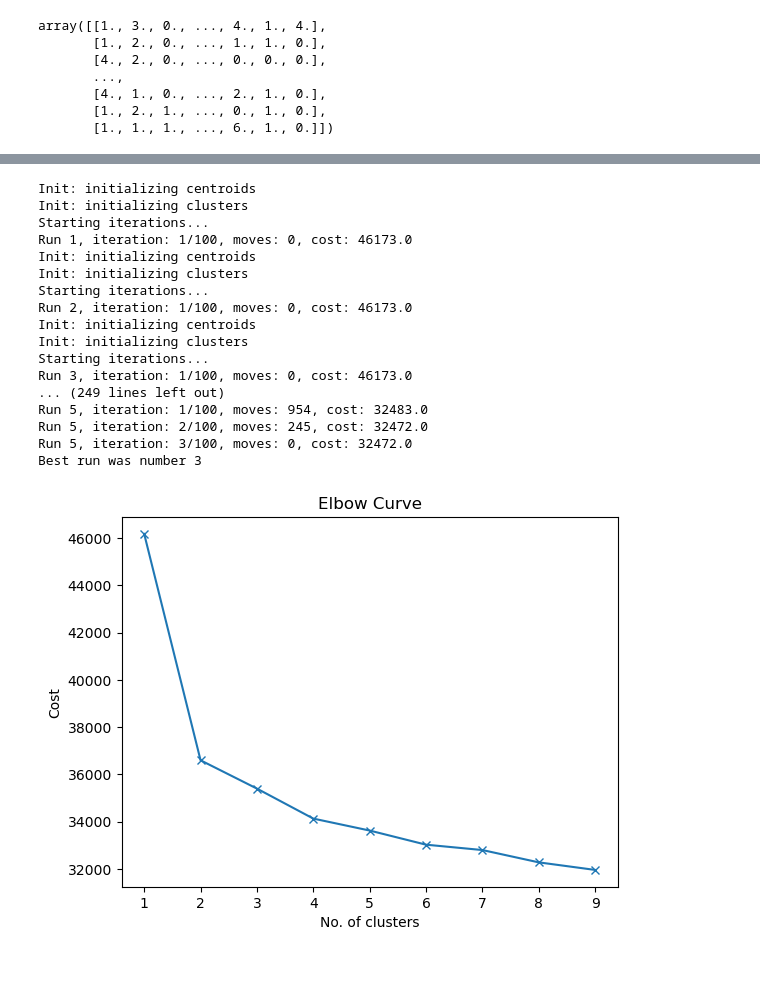
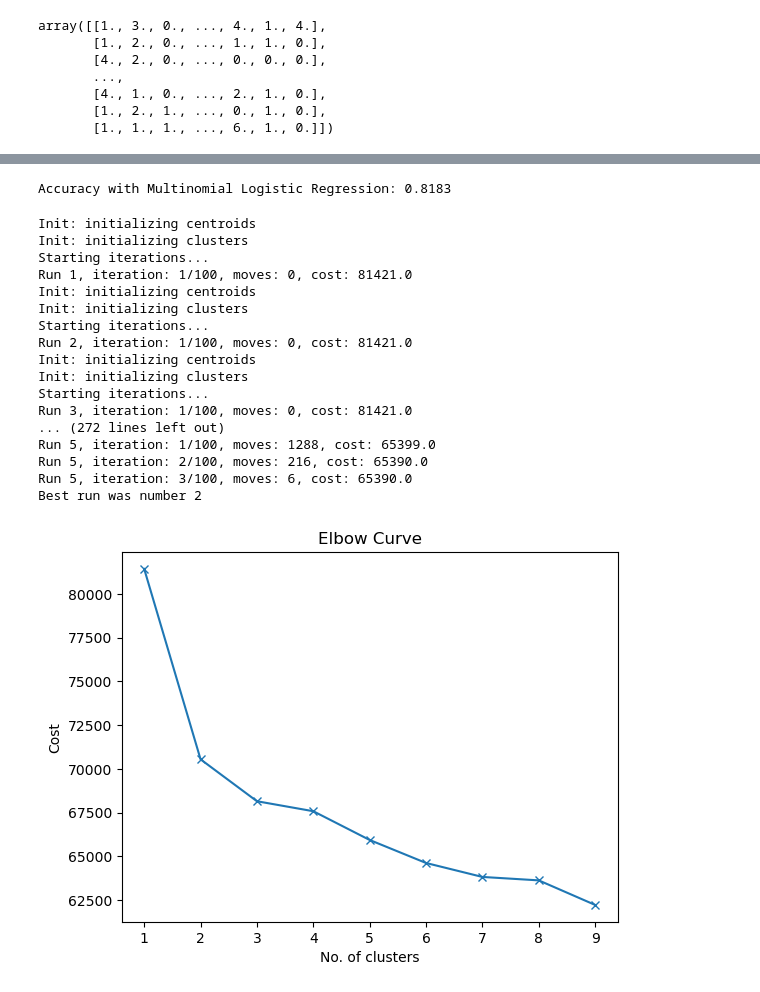
Before and after one commit to subhajyotirkmveri/Econometrics_project_matter, a Jupyter notebook: Project/analysis.ipynb, the cells around one changed output, grey strips where cells are left out. Saved outputs shown, nothing was run; the diff lists cells and outputs as text; code cells hidden in the pictures.

Commit message:
added the prediction

```diff
--- a/Project/analysis.ipynb
+++ b/Project/analysis.ipynb
@@ -469,18 +460,18 @@ Ethnicity/Race: 5.0
 Employment Status: 0.0
 Political Affiliation: 0.0
 # %%
-X = data.drop(columns="Lastly, what was your favorite overall coffee?")
-y = data["Lastly, what was your favorite overall coffee?"].values
+X = data_process.drop(columns="Lastly, what was your favorite overall coffee?")
+y = data_process["Lastly, what was your favorite overall coffee?"].values
 # %%
 import sklearn
 from sklearn.preprocessing import LabelEncoder, OrdinalEncoder
 from sklearn.feature_selection import chi2
-def prepare_inputs(X_train):
+def prepare_inputs(X_train,X_test):
     oe = OrdinalEncoder()
     oe.fit(X_train)
     X_train_enc = oe.transform(X_train)
-
-    return X_train_enc
+    X_test_enc=oe.transform(X_test)
+    return X_train_enc,X_test_enc
 
 def prepare_targets(y_train, y_test):
     le = LabelEncoder()
@@ -561,5 +549,9 @@ print(X_test_fs.shape)
 from sklearn.ensemble import RandomForestClassifier
 clf = RandomForestClassifier(random_state=42, n_jobs=6, class_weight='balanced')
 
-clf.fit(X_train,y_train)
+clf.fit(X_train_enc,y_train_enc)
+y_pred=clf.predict(X_test_enc)
+# Evaluate the model with selected features
+accuracy_selected = accuracy_score(y_test_enc, y_pred)
+print(f"Accuracy with Selected Features: {accuracy_selected:.2f}")
 # %% [output]
@@ -568,0 +595,9 @@ y_pred = clf.predict(X_test_fs)
+# %%
+#Select features based on importance threshold
+from sklearn.feature_selection import SelectFromModel
+sfm = SelectFromModel(clf, threshold=0.005)  # You can adjust the threshold
+sfm.fit(X_train_enc, y_train_enc)
+
+# Transform the data to include only selected features
+X_train_selected = sfm.transform(X_train_enc)
+X_test_selected = sfm.transform(X_test_enc)
@@ -569,3 +624,24 @@ y_pred = clf.predict(X_test_fs)
+# %%
+from sklearn.linear_model import LogisticRegression
+from sklearn.metrics import accuracy_score
+
+# Assuming X_train_selected and X_test_selected are the feature matrices after feature selection
+# Replace this with your actual data
+
+# Create a Multinomial Logistic Regression model
+logreg_multinomial = LogisticRegression(multi_class='multinomial', solver='lbfgs', max_iter=1000, random_state=42)
+
+# Fit the model to the training data with selected features
+logreg_multinomial.fit(X_train_selected, y_train_enc)
+
+# Make predictions on the test data with selected features
+y_pred_multinomial = logreg_multinomial.predict(X_test_selected)
+
+# Evaluate the model with selected features
+accuracy_multinomial = accuracy_score(y_test_enc, y_pred_multinomial)
+print(f"Accuracy with Multinomial Logistic Regression: {accuracy_multinomial:.4f}")
+# %% [output]
+Accuracy with Multinomial Logistic Regression: 0.8183
 # %%
 import matplotlib.pyplot as plt
 %matplotlib inline
@@ -573,36 +649,36 @@ from kmodes.kmodes import KModes
 # %%
 # Elbow curve to find optimal K
 cost = []
 K = range(1,10)
 for k in list(K):
     kmode = KModes(n_clusters=k, init = "random", n_init = 5, verbose=1)
-    kmode.fit_predict(X_train)
+    kmode.fit_predict(X_train_enc)
     cost.append(kmode.cost_)
 
 plt.plot(K, cost, 'x-')
 plt.xlabel('No. of clusters')
 plt.ylabel('Cost')
 plt.title('Elbow Curve')
 plt.show()
 # %% [output]
 Init: initializing centroids
 Init: initializing clusters
 Starting iterations...
-Run 1, iteration: 1/100, moves: 0, cost: 46173.0
+Run 1, iteration: 1/100, moves: 0, cost: 81421.0
 Init: initializing centroids
 Init: initializing clusters
 Starting iterations...
-Run 2, iteration: 1/100, moves: 0, cost: 46173.0
+Run 2, iteration: 1/100, moves: 0, cost: 81421.0
 Init: initializing centroids
 Init: initializing clusters
 Starting iterations...
-Run 3, iteration: 1/100, moves: 0, cost: 46173.0
-... (249 lines left out)
-Run 5, iteration: 1/100, moves: 954, cost: 32483.0
-Run 5, iteration: 2/100, moves: 245, cost: 32472.0
-Run 5, iteration: 3/100, moves: 0, cost: 32472.0
-Best run was number 3
+Run 3, iteration: 1/100, moves: 0, cost: 81421.0
+... (272 lines left out)
+Run 5, iteration: 1/100, moves: 1288, cost: 65399.0
+Run 5, iteration: 2/100, moves: 216, cost: 65390.0
+Run 5, iteration: 3/100, moves: 6, cost: 65390.0
+Best run was number 2
-[figure, old version]
+[figure, new version]
 # %%
 
 km_cao = KModes(n_clusters=4, init = "random", n_init = 5, verbose=1)
```
Also changed, not shown: parts of 23 cells of this notebook, 5 other files.
